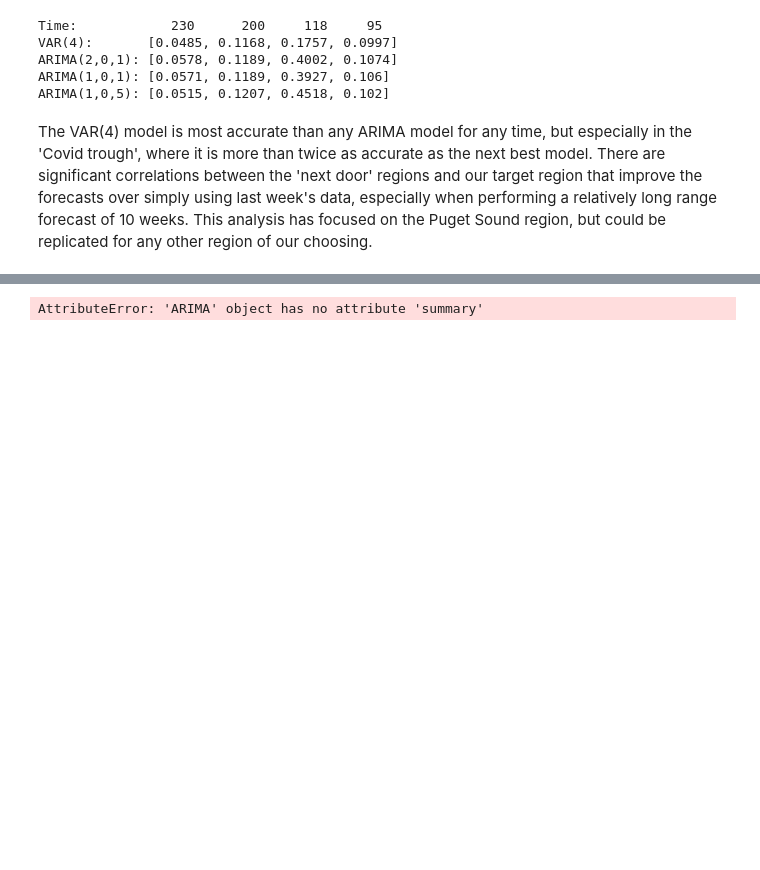
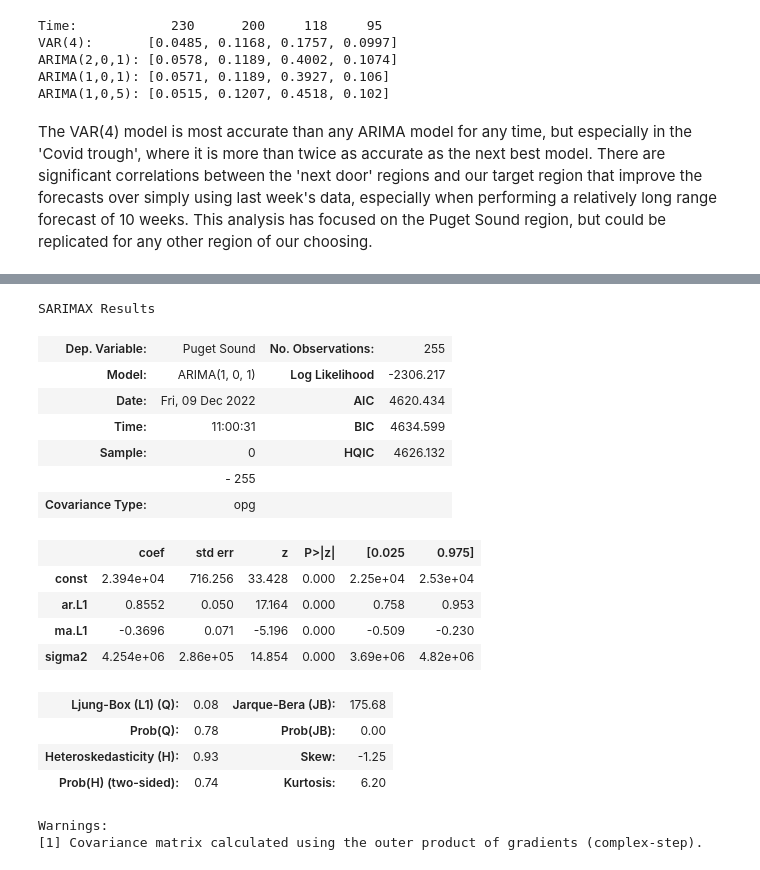
Before and after one commit to npeckover/Volumes, a Jupyter notebook: vols.ipynb, the cells around one changed output, grey strips where cells are left out. Cells and saved outputs as stored; diff of their text form; code cells hidden in the pictures; blank space fills up the shorter version.

```diff
--- a/vols.ipynb
+++ b/vols.ipynb
@@ -356,9 +357,29 @@ SARIMAX Results
 Warnings:
 [1] Covariance matrix calculated using the outer product of gradients (complex-step).
 # %%
-# ARIMA(1,0,1)
+# ARIMA(1,0,1) model
+model = ARIMA(df['Puget Sound'], order = (1,0,1))
+model2 = model.fit()
 model2.summary()
 # %% [output]
-AttributeError: 'ARIMA' object has no attribute 'summary'
+SARIMAX Results
+| Dep. Variable: | Puget Sound | No. Observations: | 255 |
+| Model: | ARIMA(1, 0, 1) | Log Likelihood | -2306.217 |
+| Date: | Fri, 09 Dec 2022 | AIC | 4620.434 |
+| Time: | 11:00:31 | BIC | 4634.599 |
+| Sample: | 0 | HQIC | 4626.132 |
+|  | - 255 |  |  |
+| Covariance Type: | opg |  |  |
+|  | coef | std err | z | P>|z| | [0.025 | 0.975] |
+| const | 2.394e+04 | 716.256 | 33.428 | 0.000 | 2.25e+04 | 2.53e+04 |
+| ar.L1 | 0.8552 | 0.050 | 17.164 | 0.000 | 0.758 | 0.953 |
+| ma.L1 | -0.3696 | 0.071 | -5.196 | 0.000 | -0.509 | -0.230 |
+| sigma2 | 4.254e+06 | 2.86e+05 | 14.854 | 0.000 | 3.69e+06 | 4.82e+06 |
+| Ljung-Box (L1) (Q): | 0.08 | Jarque-Bera (JB): | 175.68 |
+| Prob(Q): | 0.78 | Prob(JB): | 0.00 |
+| Heteroskedasticity (H): | 0.93 | Skew: | -1.25 |
+| Prob(H) (two-sided): | 0.74 | Kurtosis: | 6.20 |
+Warnings:
+[1] Covariance matrix calculated using the outer product of gradients (complex-step).
 # %%
 # ARIMA(1,0,5)
```
Also changed, not shown: parts of 12 cells of this notebook, 1 other file.
